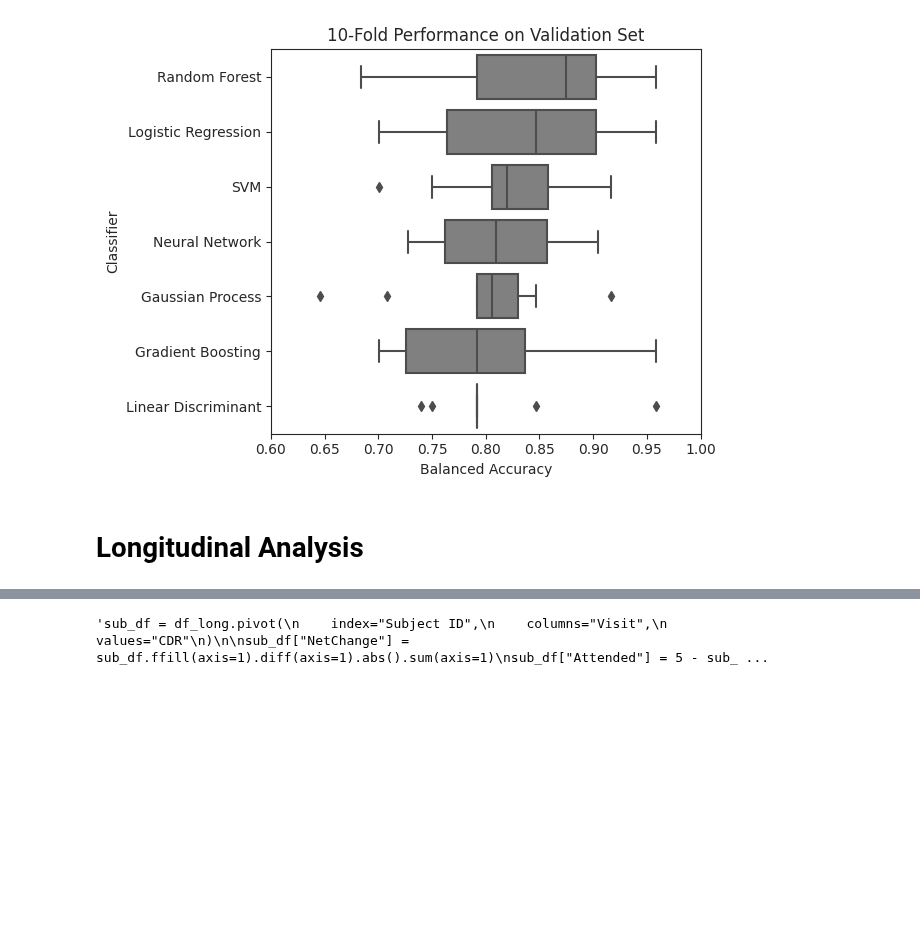
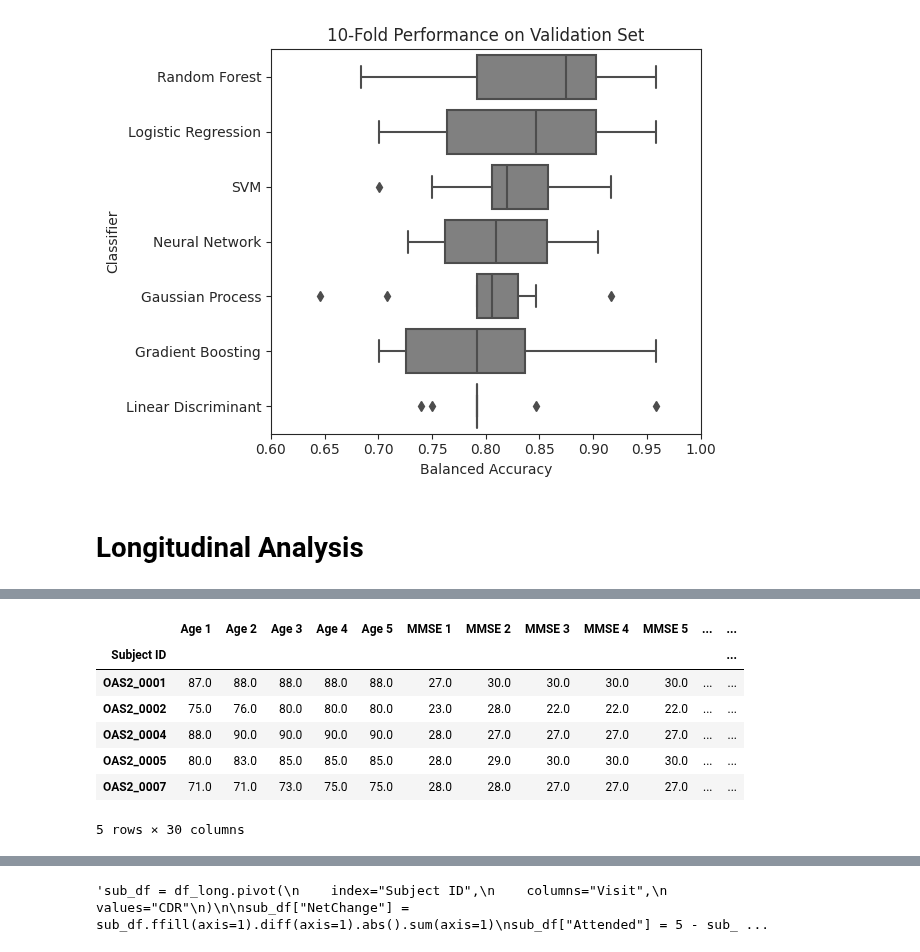
Before and after one commit to RiboRings/AlzheimerPrediction, a Jupyter notebook: learning-about-ad.ipynb, the cells around one changed output, grey strips where cells are left out. Drawn from its saved outputs; the diff is of its cells as text; code cells hidden in the pictures; blank space fills up the shorter version.

```diff
--- a/learning-about-ad.ipynb
+++ b/learning-about-ad.ipynb
@@ -670,0 +676,26 @@ plt.tight_layout()
+# %%
+df_long["Visit"] = df_long["Visit"].astype(str)
+
+changing_vars = ["Age", "MMSE", "eTIV", "nWBV", "ASF", "CDR"]
+stable_vars = ["M/F", "SES", "Educ"]
+
+X = df_long.pivot(
+    index="Subject ID",
+    columns="Visit",
+    values=changing_vars
+)
+
+X = X.reset_index().ffill(axis=1)
+
+X.columns = [" ".join(col).strip(".0| ") for col in X.columns.values]
+X.index = X.pop("Subject ID")
+X.head()
+# %% [output]
+|  | Age 1 | Age 2 | Age 3 | Age 4 | Age 5 | MMSE 1 | MMSE 2 | MMSE 3 | MMSE 4 | MMSE 5 | ... | ... |
+| Subject ID |  |  |  |  |  |  |  |  |  |  |  | ... |
+| OAS2_0001 | 87.0 | 88.0 | 88.0 | 88.0 | 88.0 | 27.0 | 30.0 | 30.0 | 30.0 | 30.0 | ... | ... |
+| OAS2_0002 | 75.0 | 76.0 | 80.0 | 80.0 | 80.0 | 23.0 | 28.0 | 22.0 | 22.0 | 22.0 | ... | ... |
+| OAS2_0004 | 88.0 | 90.0 | 90.0 | 90.0 | 90.0 | 28.0 | 27.0 | 27.0 | 27.0 | 27.0 | ... | ... |
+| OAS2_0005 | 80.0 | 83.0 | 85.0 | 85.0 | 85.0 | 28.0 | 29.0 | 30.0 | 30.0 | 30.0 | ... | ... |
+| OAS2_0007 | 71.0 | 71.0 | 73.0 | 75.0 | 75.0 | 28.0 | 28.0 | 27.0 | 27.0 | 27.0 | ... | ... |
+5 rows × 30 columns
```
Also changed, not shown: parts of 14 cells of this notebook.
